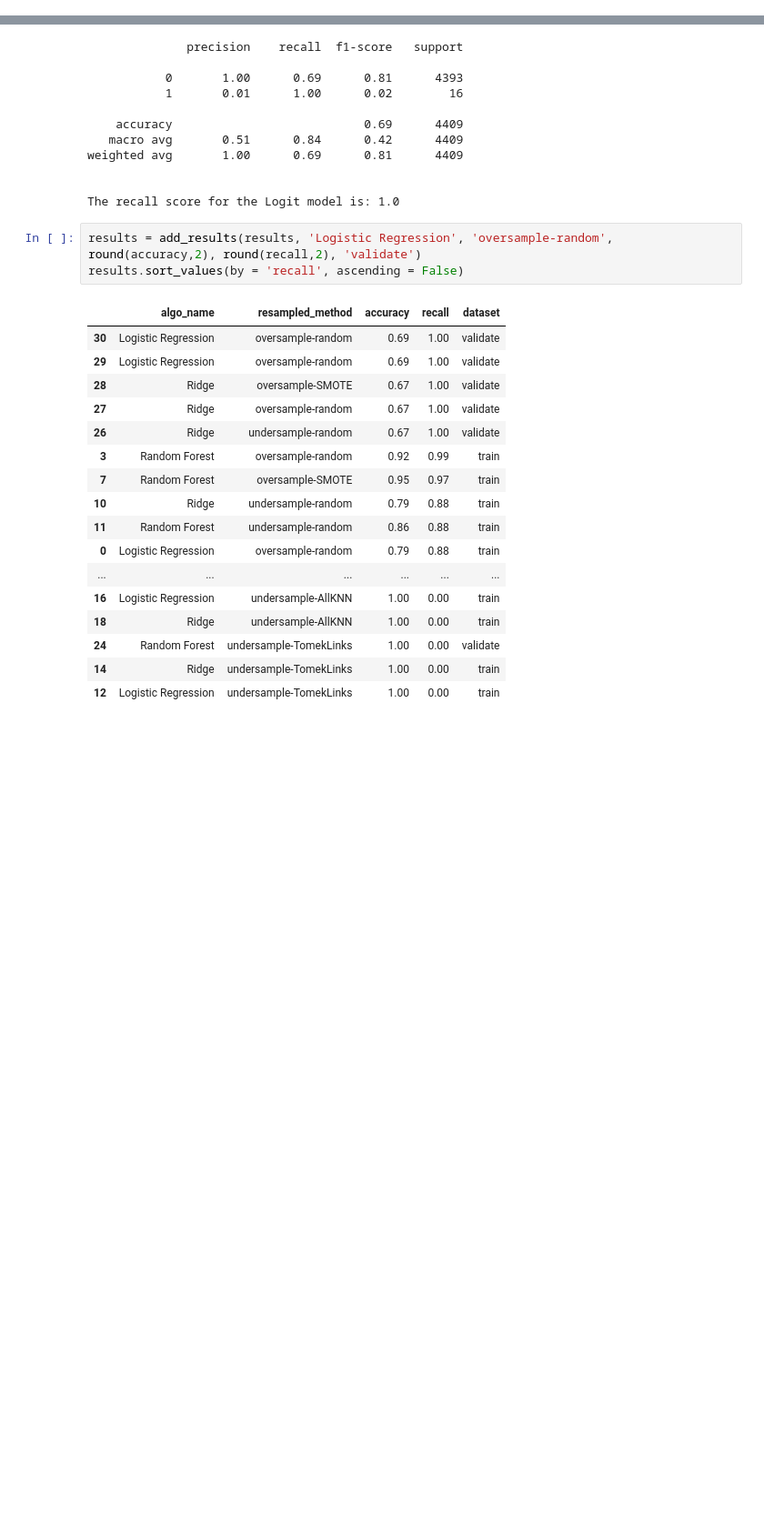
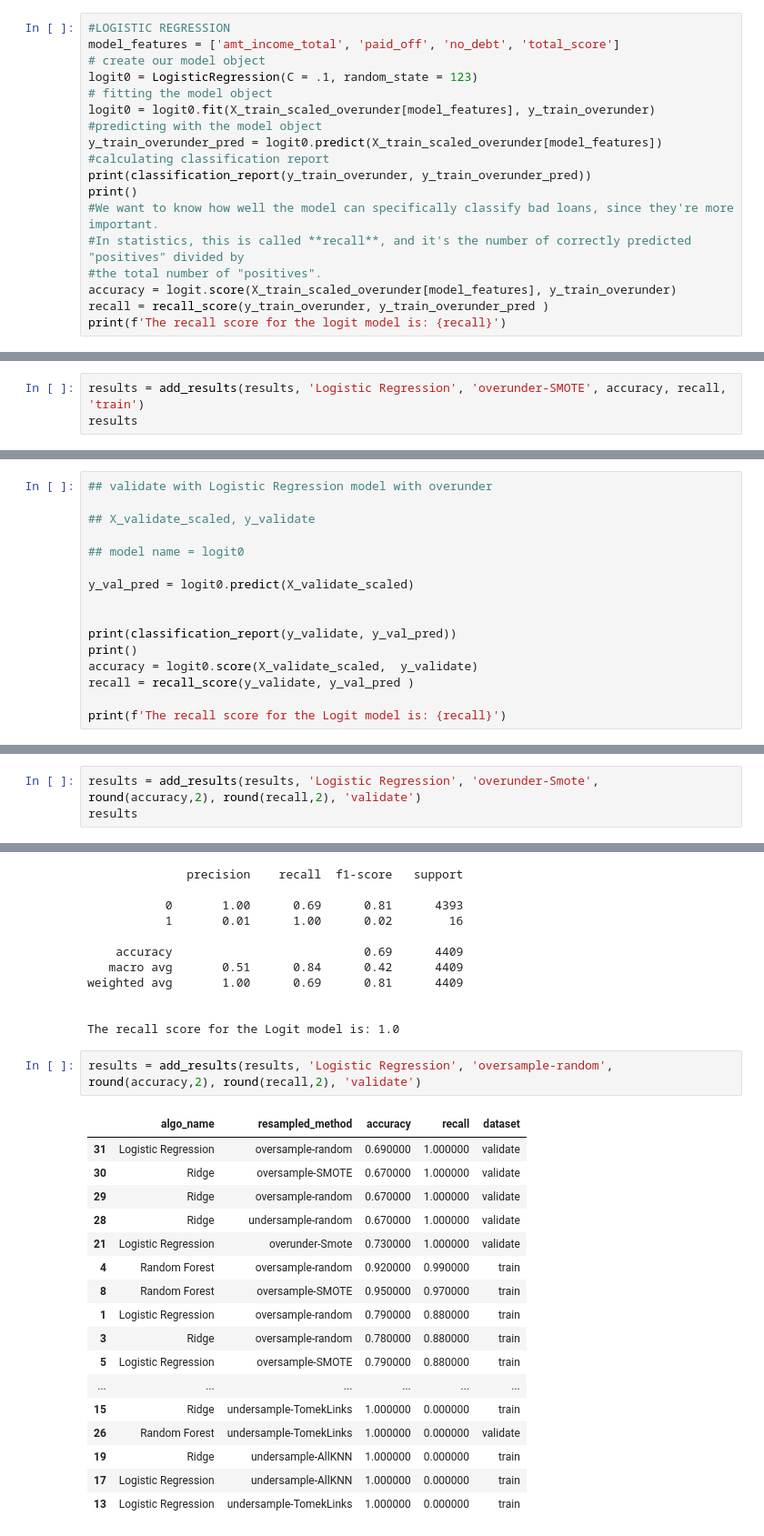
Before and after one commit to credit-risk-management-predictor/credit-risk-management-predictor, a Jupyter notebook: Bibek-explore-v2.ipynb, the cells around one changed output, grey strips where cells are left out. Shown at 91% size. Saved outputs shown, nothing was run; the diff lists cells and outputs as text; blank space fills up the shorter version.

Commit message:
Modeling Test Completed

```diff
--- a/Bibek-explore-v2.ipynb
+++ b/Bibek-explore-v2.ipynb
@@ -741,3 +765,21 @@ def add_results(df,algo_name, resampled_method, accuracy, recall, dataset):
     df = df.append({'algo_name': algo_name, 'resampled_method': resampled_method, 'accuracy': accuracy, 'recall':recall,
                    'dataset': dataset}, ignore_index = True)
     return df
+# %%
+#LOGISTIC REGRESSION
+model_features = ['amt_income_total', 'paid_off', 'no_debt', 'total_score']
+# create our model object
+logit0 = LogisticRegression(C = .1, random_state = 123)
+# fitting the model object
+logit0 = logit0.fit(X_train_scaled_overunder[model_features], y_train_overunder)
+#predicting with the model object
+y_train_overunder_pred = logit0.predict(X_train_scaled_overunder[model_features])
+#calculating classification report
+print(classification_report(y_train_overunder, y_train_overunder_pred))
+print()
+#We want to know how well the model can specifically classify bad loans, since they're more important.
+#In statistics, this is called **recall**, and it's the number of correctly predicted "positives" divided by
+#the total number of "positives".
+accuracy = logit.score(X_train_scaled_overunder[model_features], y_train_overunder)
+recall = recall_score(y_train_overunder, y_train_overunder_pred )
+print(f'The recall score for the logit model is: {recall}')
@@ -743,0 +798,3 @@ def add_results(df,algo_name, resampled_method, accuracy, recall, dataset):
+# %%
+results = add_results(results, 'Logistic Regression', 'overunder-SMOTE', accuracy, recall, 'train')
+results
@@ -1734,2 +1809,18 @@ results
     - **Random Forest with random oversampler**
     - **Random Forest with SMOTE**
+# %%
+## validate with Logistic Regression model with overunder
+
+## X_validate_scaled, y_validate
+
+## model name = logit0
+
+y_val_pred = logit0.predict(X_validate_scaled)
+
+
+print(classification_report(y_validate, y_val_pred))
+print()
+accuracy = logit0.score(X_validate_scaled,  y_validate)
+recall = recall_score(y_validate, y_val_pred )
+
+print(f'The recall score for the Logit model is: {recall}')
@@ -1735,0 +1839,3 @@ results
+# %%
+results = add_results(results, 'Logistic Regression', 'overunder-Smote',  round(accuracy,2), round(recall,2), 'validate')
+results
@@ -2202,22 +2326,21 @@ weighted avg       1.00      0.69      0.81      4409
 The recall score for the Logit model is: 1.0
 # %%
 results = add_results(results, 'Logistic Regression', 'oversample-random',  round(accuracy,2), round(recall,2), 'validate')
-results.sort_values(by = 'recall', ascending = False)
 # %% [output]
 |  | algo_name | resampled_method | accuracy | recall | dataset |
-| 30 | Logistic Regression | oversample-random | 0.69 | 1.00 | validate |
-| 29 | Logistic Regression | oversample-random | 0.69 | 1.00 | validate |
-| 28 | Ridge | oversample-SMOTE | 0.67 | 1.00 | validate |
-| 27 | Ridge | oversample-random | 0.67 | 1.00 | validate |
-| 26 | Ridge | undersample-random | 0.67 | 1.00 | validate |
-| 3 | Random Forest | oversample-random | 0.92 | 0.99 | train |
-| 7 | Random Forest | oversample-SMOTE | 0.95 | 0.97 | train |
-| 10 | Ridge | undersample-random | 0.79 | 0.88 | train |
-| 11 | Random Forest | undersample-random | 0.86 | 0.88 | train |
-| 0 | Logistic Regression | oversample-random | 0.79 | 0.88 | train |
+| 31 | Logistic Regression | oversample-random | 0.690000 | 1.000000 | validate |
+| 30 | Ridge | oversample-SMOTE | 0.670000 | 1.000000 | validate |
+| 29 | Ridge | oversample-random | 0.670000 | 1.000000 | validate |
+| 28 | Ridge | undersample-random | 0.670000 | 1.000000 | validate |
+| 21 | Logistic Regression | overunder-Smote | 0.730000 | 1.000000 | validate |
+| 4 | Random Forest | oversample-random | 0.920000 | 0.990000 | train |
+| 8 | Random Forest | oversample-SMOTE | 0.950000 | 0.970000 | train |
+| 1 | Logistic Regression | oversample-random | 0.790000 | 0.880000 | train |
+| 3 | Ridge | oversample-random | 0.780000 | 0.880000 | train |
+| 5 | Logistic Regression | oversample-SMOTE | 0.790000 | 0.880000 | train |
 | ... | ... | ... | ... | ... | ... |
-| 16 | Logistic Regression | undersample-AllKNN | 1.00 | 0.00 | train |
-| 18 | Ridge | undersample-AllKNN | 1.00 | 0.00 | train |
-| 24 | Random Forest | undersample-TomekLinks | 1.00 | 0.00 | validate |
-| 14 | Ridge | undersample-TomekLinks | 1.00 | 0.00 | train |
-| 12 | Logistic Regression | undersample-TomekLinks | 1.00 | 0.00 | train |
+| 15 | Ridge | undersample-TomekLinks | 1.000000 | 0.000000 | train |
+| 26 | Random Forest | undersample-TomekLinks | 1.000000 | 0.000000 | validate |
+| 19 | Ridge | undersample-AllKNN | 1.000000 | 0.000000 | train |
+| 17 | Logistic Regression | undersample-AllKNN | 1.000000 | 0.000000 | train |
+| 13 | Logistic Regression | undersample-TomekLinks | 1.000000 | 0.000000 | train |
```
Also changed, not shown: parts of 57 cells of this notebook.
